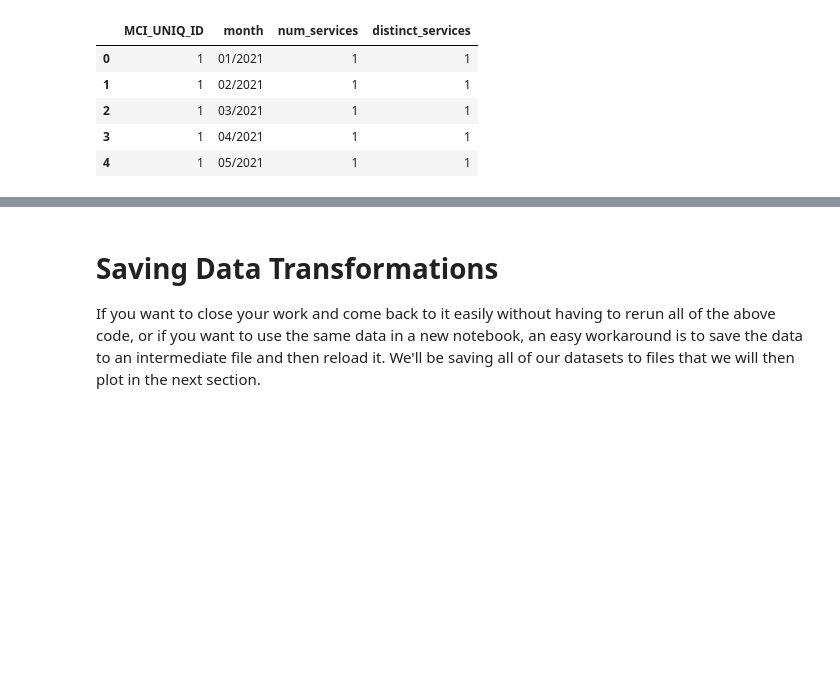
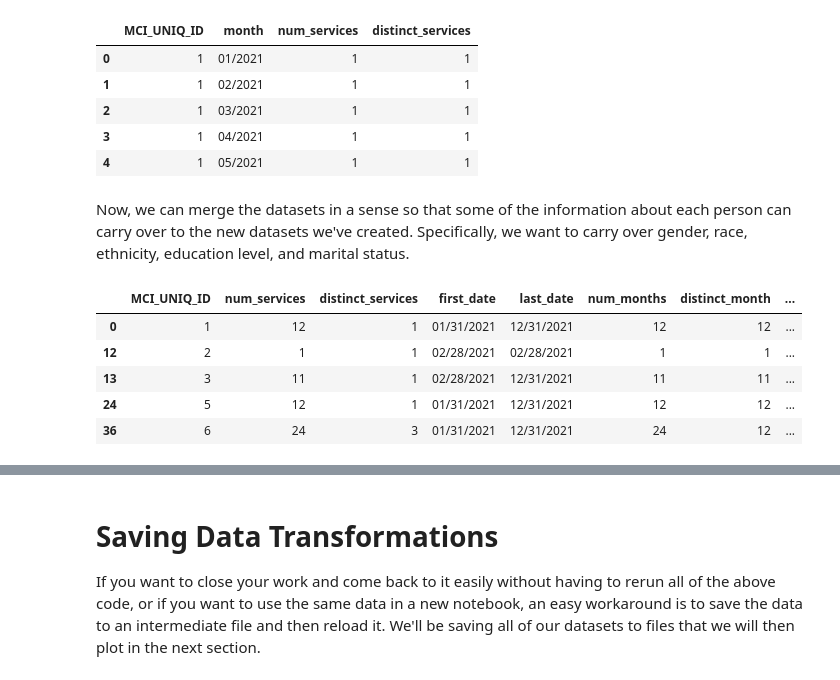
Before and after one commit to EVAnalysisCorp/topicsindatascience, a Jupyter notebook: sample_code/NB01_Tabular_EDA.ipynb, the cells around one changed output, grey strips where cells are left out. Saved outputs shown, nothing was run; the diff lists cells and outputs as text; code cells hidden in the pictures; blank space fills up the shorter version.

```diff
--- a/sample_code/NB01_Tabular_EDA.ipynb
+++ b/sample_code/NB01_Tabular_EDA.ipynb
@@ -493,3 +473,20 @@ client_date_attributes.head()
 | 2 | 1 | 03/2021 | 1 | 1 |
 | 3 | 1 | 04/2021 | 1 | 1 |
 | 4 | 1 | 05/2021 | 1 | 1 |
+# %% [markdown]
+Now, we can merge the datasets in a sense so that some of the information about each person can carry over to the new datasets we've created. Specifically, we want to carry over gender, race, ethnicity, education level, and marital status.
+# %%
+#start with client_attributes
+#we want to add columns of age, gender, race, ethnicity, education level, and marital status
+#from the original dataset, making sure IDs match up and that there is only one occurrence of each ID.
+client_attributes = pd.merge(client_attributes, df[['MCI_UNIQ_ID', 'age', 'GENDER', 'RACE', 'ETHNICITY', 'MARITAL_STATUS', 'EDUCATION_LEVEL']], on='MCI_UNIQ_ID', how='left')
+#now remove duplicate rows
+client_attributes = client_attributes.drop_duplicates(subset=['MCI_UNIQ_ID'])
+client_attributes.head()
+# %% [output]
+|  | MCI_UNIQ_ID | num_services | distinct_services | first_date | last_date | num_months | distinct_month | ... |
+| 0 | 1 | 12 | 1 | 01/31/2021 | 12/31/2021 | 12 | 12 | ... |
+| 12 | 2 | 1 | 1 | 02/28/2021 | 02/28/2021 | 1 | 1 | ... |
+| 13 | 3 | 11 | 1 | 02/28/2021 | 12/31/2021 | 11 | 11 | ... |
+| 24 | 5 | 12 | 1 | 01/31/2021 | 12/31/2021 | 12 | 12 | ... |
+| 36 | 6 | 24 | 3 | 01/31/2021 | 12/31/2021 | 24 | 12 | ... |
```
Also changed, not shown: parts of 6 cells of this notebook, 3 other files.
